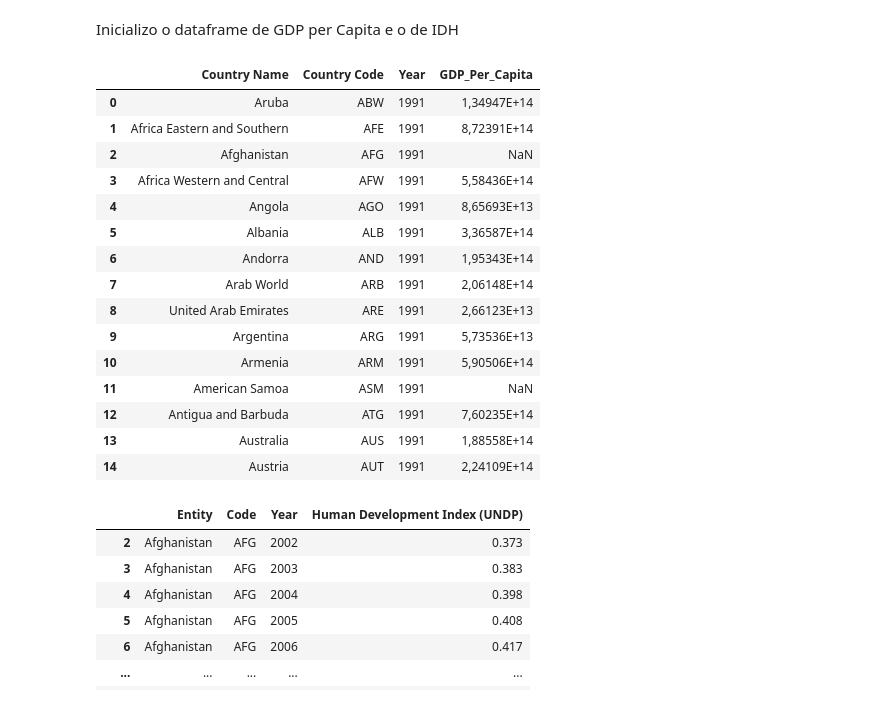
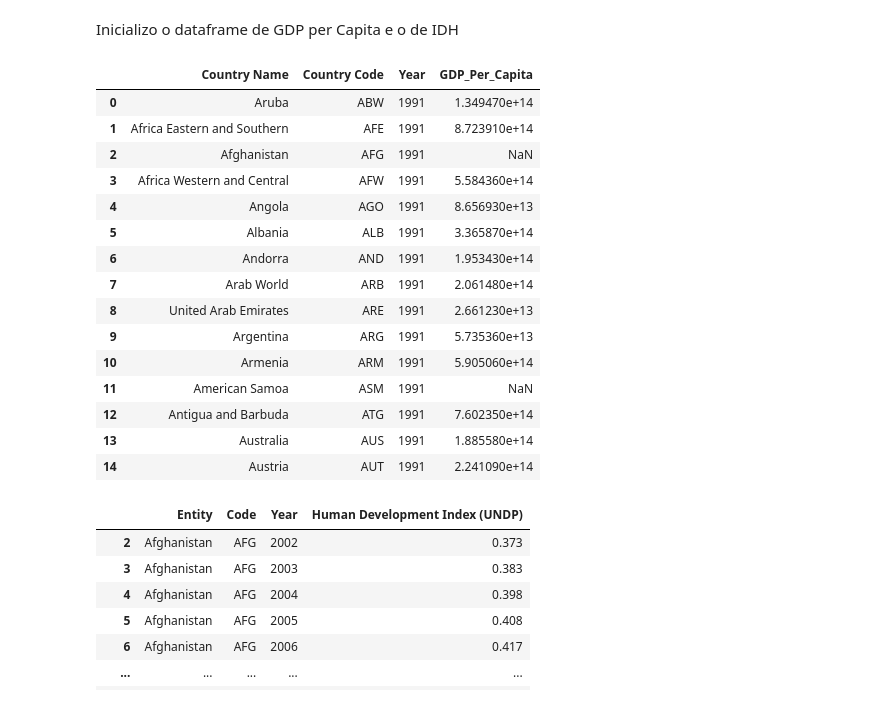
Before and after one commit to thiagorbernardo/UTFPR-Data-Science-CSB55, a Jupyter notebook: 04 - Pesquisa/pergunta2-pesquisa.ipynb, the cells around one changed output. Saved outputs shown, nothing was run; the diff lists cells and outputs as text; code cells hidden in the pictures.

```diff
--- a/04 - Pesquisa/pergunta2-pesquisa.ipynb
+++ b/04 - Pesquisa/pergunta2-pesquisa.ipynb
@@ -62,32 +62,32 @@ df_gdp.head(n=15)
 # %% [markdown]
 Inicializo o dataframe de GDP per Capita e o de IDH
 # %%
-df_gdp_capita = pd.read_csv('../data/gdp-per-capita.csv', sep = ';')
+df_gdp_capita = pd.read_csv('../data/gdp-per-capita.csv', sep = ';', decimal=',')
 
 df_gdp_capita = df_gdp_capita.drop(['Indicator Name', 'Column1', '1960', '1961', '1962', '1963', '1964', '1965', '1966', '1967', '1968', '1969', '1970', '1971', '1972', '1973', '1974', '1975', '1976', '1977', '1978', '1979', '1980', '1981', '1982', '1983', '1984', '1985', '1986', '1987', '1988', '1989', '1990'], axis=1)
 
 df_gdp_capita = df_gdp_capita.melt(id_vars=['Country Name', 'Country Code'], var_name = 'Year', value_name = 'GDP_Per_Capita')
 
-df_gdp_capita["Year"] = pd.to_numeric(df_gdp_capita_clean["Year"])
+df_gdp_capita["Year"] = pd.to_numeric(df_gdp_capita["Year"])
 
 df_gdp_capita.head(n=15)
 # %% [output]
 |  | Country Name | Country Code | Year | GDP_Per_Capita |
-| 0 | Aruba | ABW | 1991 | 1,34947E+14 |
-| 1 | Africa Eastern and Southern | AFE | 1991 | 8,72391E+14 |
+| 0 | Aruba | ABW | 1991 | 1.349470e+14 |
+| 1 | Africa Eastern and Southern | AFE | 1991 | 8.723910e+14 |
 | 2 | Afghanistan | AFG | 1991 | NaN |
-| 3 | Africa Western and Central | AFW | 1991 | 5,58436E+14 |
-| 4 | Angola | AGO | 1991 | 8,65693E+13 |
-| 5 | Albania | ALB | 1991 | 3,36587E+14 |
-| 6 | Andorra | AND | 1991 | 1,95343E+14 |
-| 7 | Arab World | ARB | 1991 | 2,06148E+14 |
-| 8 | United Arab Emirates | ARE | 1991 | 2,66123E+13 |
-| 9 | Argentina | ARG | 1991 | 5,73536E+13 |
-| 10 | Armenia | ARM | 1991 | 5,90506E+14 |
+| 3 | Africa Western and Central | AFW | 1991 | 5.584360e+14 |
+| 4 | Angola | AGO | 1991 | 8.656930e+13 |
+| 5 | Albania | ALB | 1991 | 3.365870e+14 |
+| 6 | Andorra | AND | 1991 | 1.953430e+14 |
+| 7 | Arab World | ARB | 1991 | 2.061480e+14 |
+| 8 | United Arab Emirates | ARE | 1991 | 2.661230e+13 |
+| 9 | Argentina | ARG | 1991 | 5.735360e+13 |
+| 10 | Armenia | ARM | 1991 | 5.905060e+14 |
 | 11 | American Samoa | ASM | 1991 | NaN |
-| 12 | Antigua and Barbuda | ATG | 1991 | 7,60235E+14 |
-| 13 | Australia | AUS | 1991 | 1,88558E+14 |
-| 14 | Austria | AUT | 1991 | 2,24109E+14 |
+| 12 | Antigua and Barbuda | ATG | 1991 | 7.602350e+14 |
+| 13 | Australia | AUS | 1991 | 1.885580e+14 |
+| 14 | Austria | AUT | 1991 | 2.241090e+14 |
 # %%
 df_hdi = pd.read_csv('../data/human-development-index.csv', sep = ';')
 
```
Also changed, not shown: parts of 20 cells of this notebook.
